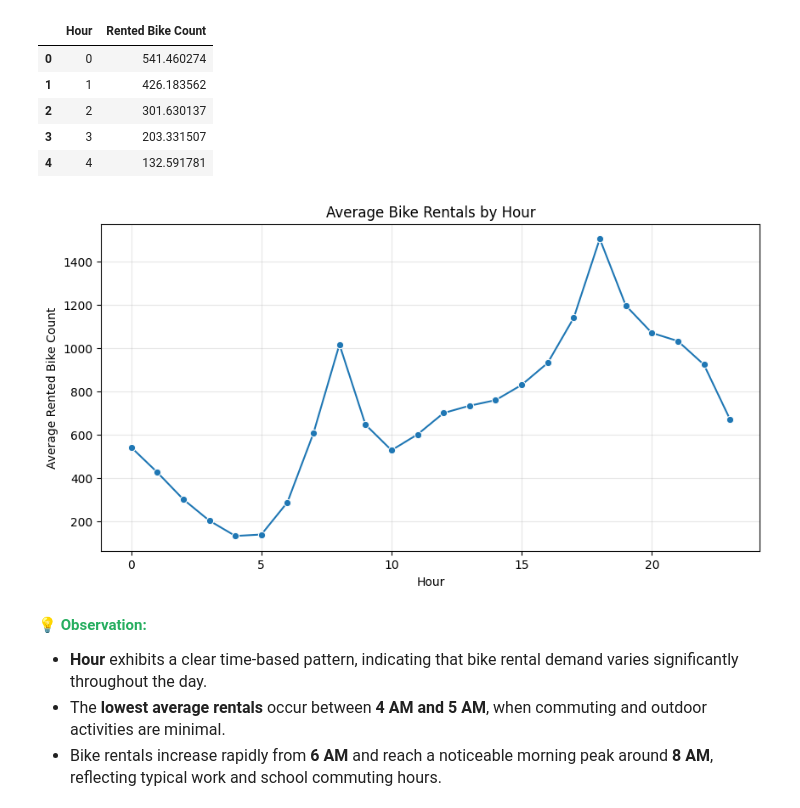
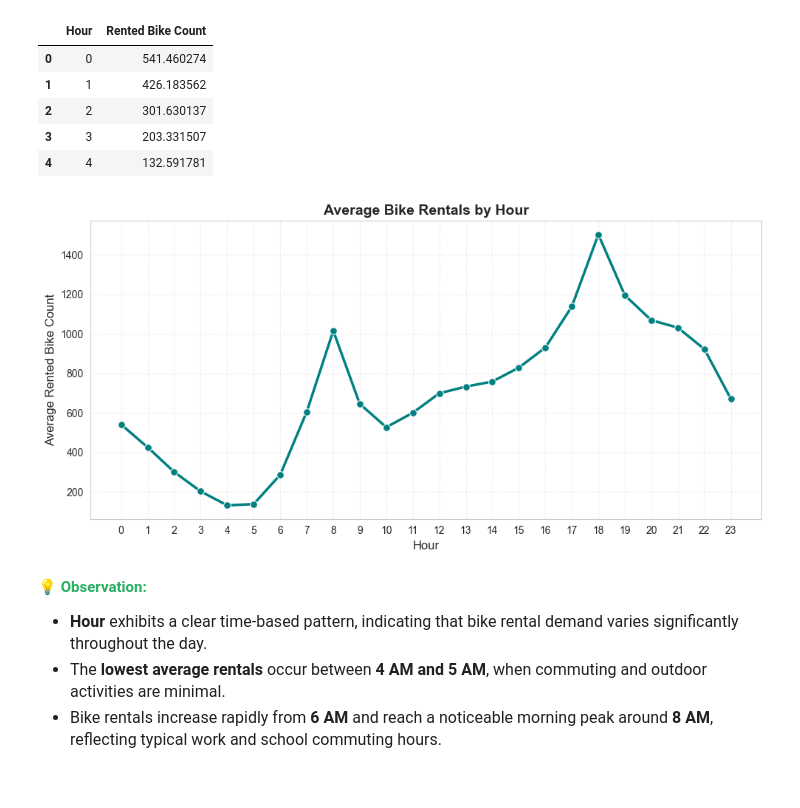
Before and after one commit to Apeetha-Srinivasan/Seoul_Rental_Bike_Sharing_Demand, a Jupyter notebook: main.ipynb, the cells around one changed output. Cells and saved outputs as stored; diff of their text form; code cells hidden in the pictures; blank space fills up the shorter version.

```diff
--- a/main.ipynb
+++ b/main.ipynb
@@ -75,6 +75,11 @@ import pandas as pd
 import numpy as np
 import matplotlib.pyplot as plt
 import seaborn as sns
+
+# Professional style
+sns.set_style('whitegrid')
+# Colorful palette
+sns.set_palette('Set2')
 # %% [markdown]
 <h3 style="color:#2E86C1;">Loading Dataset</h3>
 # %%
@@ -696,18 +701,16 @@ Hourly_Bike_count.head()
 | 4 | 4 | 132.591781 |
 # %%
 plt.figure(figsize=(10,5))
-sns.lineplot(data=Hourly_Bike_count,
-             x='Hour',
-             y='Rented Bike Count',
-             marker='o')
-
-plt.title('Average Bike Rentals by Hour')
-plt.xlabel('Hour')
-plt.ylabel('Average Rented Bike Count')
-plt.grid(alpha=0.3)
+sns.lineplot( data=Hourly_Bike_count, x='Hour', y='Rented Bike Count', marker='o', color='teal', linewidth=2.5, markersize=7 )
+plt.title('Average Bike Rentals by Hour', fontsize=14, weight='bold')
+plt.xlabel('Hour', fontsize=12)
+plt.ylabel('Average Rented Bike Count', fontsize=12)
+plt.grid(alpha=0.3, linestyle='--')
+plt.xticks(range(0, 24))
+plt.tight_layout()
 plt.show()
 # %% [output]
-[figure, old version]
+[figure, new version]
 # %% [markdown]
 <p><span style="color:#27AE60;"><b>💡 Observation:</b></span></p>
 
```
Also changed, not shown: parts of 19 cells of this notebook.
